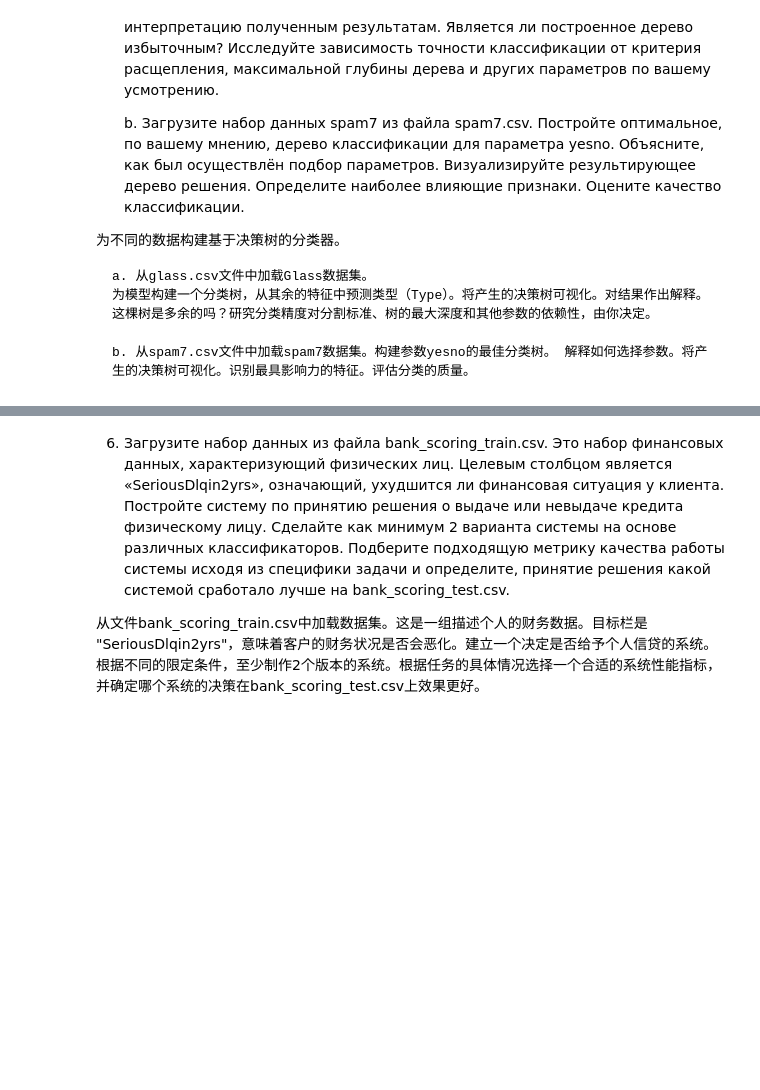
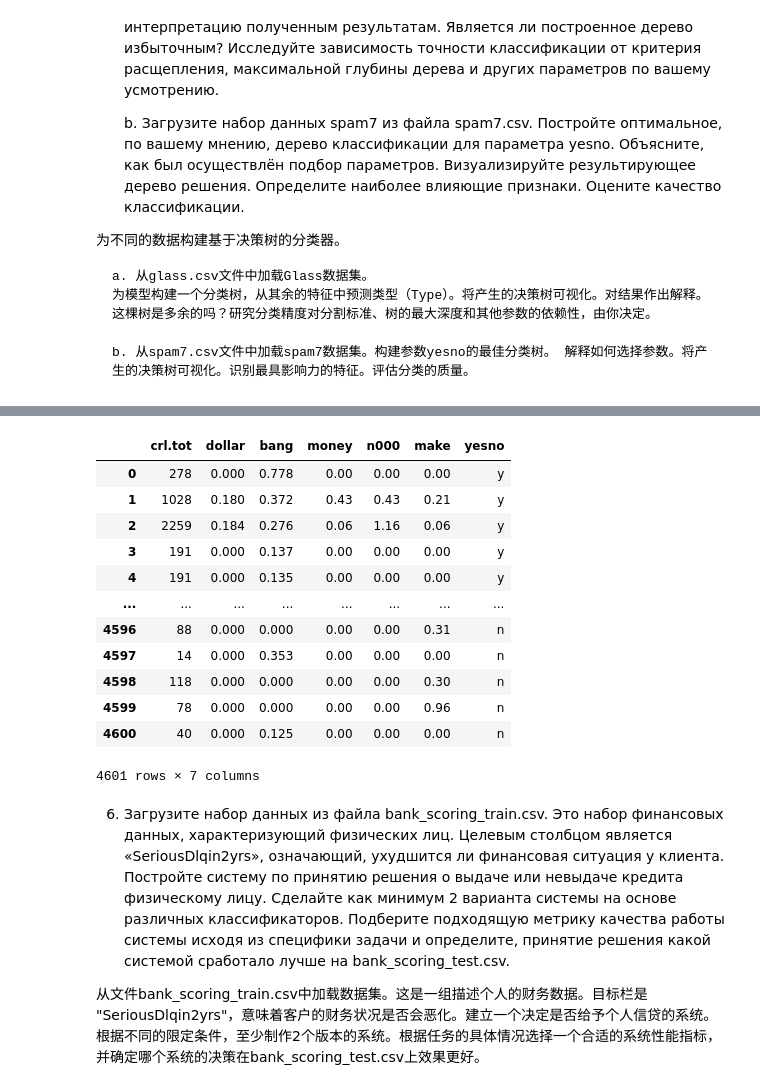
Before and after one commit to NekoSilverFox/Machine-learning, a Jupyter notebook: 100 - SPbSTU - lab1/100 - SPbSTU - lab1.ipynb, the cells around one changed output, grey strips where cells are left out. Saved outputs shown, nothing was run; the diff lists cells and outputs as text; code cells hidden in the pictures; blank space fills up the shorter version.

```diff
--- a/100 - SPbSTU - lab1/100 - SPbSTU - lab1.ipynb
+++ b/100 - SPbSTU - lab1/100 - SPbSTU - lab1.ipynb
@@ -326,0 +437,37 @@ e.	使用不同的核（1-5次方的多项式、正弦函数、高斯）构建
+# %%
+import pandas as pd
+from sklearn.tree import DecisionTreeClassifier
+from sklearn.model_selection import train_test_split
+from sklearn.tree import export_graphviz
+from sklearn.model_selection import GridSearchCV
+
+# 导入数据集
+data = pd.read_csv(filepath_or_buffer='spam7.csv')
+data_x = data.iloc[:, 1:-1]
+data_y = data.iloc[:, -1:]
+
+# 划分数据集
+x_train, x_test, y_train, y_test = train_test_split(data_x, data_y, random_state=90102)
+
+# 获取决策树估计器
+estimator = DecisionTreeClassifier(splitter='best', random_state=90102)
+
+
+# 使用网格搜索和交叉验证获得最优决策树估计器
+param_grid = {
+    'criterion': ['gini', 'entropy'],
+    'max_depth': arr_depth,
+    'min_samples_leaf': arr_leaf
+}
+estimator = GridSearchCV(estimator=estimator, param_grid=param_grid, cv=10)
+estimator.fit(X=x_train, y=y_train)
+print('Score: ', estimator.score(X=x_test, y=y_test))
+print('Best params:', estimator.best_params_)
+print('Best estimator:', estimator.best_estimator_)
+print('Best Score on train:', estimator.best_score_)
+print('Result CV:', estimator.cv_results_)
+
+# 可视化决策树
+estimator = DecisionTreeClassifier(max_depth=5, min_samples_leaf=7, random_state=90102)
+estimator.fit(X=x_train, y=y_train)
+export_graphviz(decision_tree=estimator, out_file='./result/spam7_tree.dot', feature_names=data_x.columns)
@@ -327,3 +508,19 @@ e.	使用不同的核（1-5次方的多项式、正弦函数、高斯）构建
+# %%
+data
+# %% [output]
+|  | crl.tot | dollar | bang | money | n000 | make | yesno |
+| 0 | 278 | 0.000 | 0.778 | 0.00 | 0.00 | 0.00 | y |
+| 1 | 1028 | 0.180 | 0.372 | 0.43 | 0.43 | 0.21 | y |
+| 2 | 2259 | 0.184 | 0.276 | 0.06 | 1.16 | 0.06 | y |
+| 3 | 191 | 0.000 | 0.137 | 0.00 | 0.00 | 0.00 | y |
+| 4 | 191 | 0.000 | 0.135 | 0.00 | 0.00 | 0.00 | y |
+| ... | ... | ... | ... | ... | ... | ... | ... |
+| 4596 | 88 | 0.000 | 0.000 | 0.00 | 0.00 | 0.31 | n |
+| 4597 | 14 | 0.000 | 0.353 | 0.00 | 0.00 | 0.00 | n |
+| 4598 | 118 | 0.000 | 0.000 | 0.00 | 0.00 | 0.30 | n |
+| 4599 | 78 | 0.000 | 0.000 | 0.00 | 0.00 | 0.96 | n |
+| 4600 | 40 | 0.000 | 0.125 | 0.00 | 0.00 | 0.00 | n |
+4601 rows × 7 columns
 # %% [markdown]
 6.	Загрузите набор данных из файла bank_scoring_train.csv. Это набор финансовых данных, характеризующий физических лиц. Целевым столбцом является «SeriousDlqin2yrs», означающий, ухудшится ли финансовая ситуация у клиента. Постройте систему по принятию решения о выдаче или невыдаче кредита физическому лицу. Сделайте как минимум 2 варианта системы на основе различных классификаторов. Подберите подходящую метрику качества работы системы исходя из специфики задачи и определите, принятие решения какой системой сработало лучше на bank_scoring_test.csv.
 
```
Also changed, not shown: parts of 4 cells of this notebook, 5 other files.
